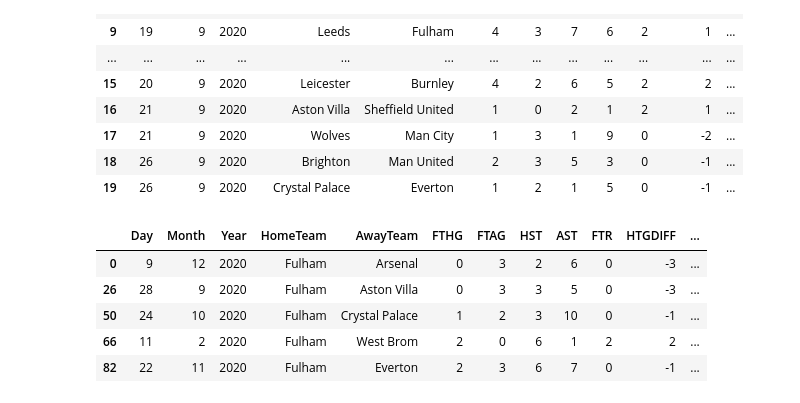
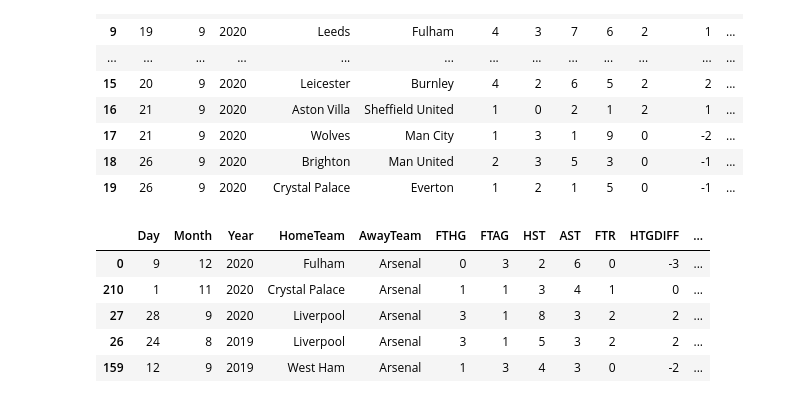
Before and after one commit to amineYaker/football_games_predictions, a Jupyter notebook: Feature_extraction.ipynb, the cells around one changed output. Cells and saved outputs as stored; diff of their text form; code cells hidden in the pictures.

```diff
--- a/Feature_extraction.ipynb
+++ b/Feature_extraction.ipynb
@@ -89,14 +89,15 @@ def avg_points(df,column_name, h_or_a_team, h_or_a_letter):
     return df2
 # %%
 df_both_seasons=avg_goal_diff(df_both_seasons_home, 'AVGHTGDIFF', 'HomeTeam', 'H')
+df_both_seasons=avg_goal_diff(df_both_seasons, 'AVGATGDIFF', 'AwayTeam', 'A')
 df_both_seasons.head()
 # %% [output]
 |  | Day | Month | Year | HomeTeam | AwayTeam | FTHG | FTAG | HST | AST | FTR | HTGDIFF | ... |
 | 0 | 9 | 12 | 2020 | Fulham | Arsenal | 0 | 3 | 2 | 6 | 0 | -3 | ... |
-| 26 | 28 | 9 | 2020 | Fulham | Aston Villa | 0 | 3 | 3 | 5 | 0 | -3 | ... |
-| 50 | 24 | 10 | 2020 | Fulham | Crystal Palace | 1 | 2 | 3 | 10 | 0 | -1 | ... |
-| 66 | 11 | 2 | 2020 | Fulham | West Brom | 2 | 0 | 6 | 1 | 2 | 2 | ... |
-| 82 | 22 | 11 | 2020 | Fulham | Everton | 2 | 3 | 6 | 7 | 0 | -1 | ... |
+| 210 | 1 | 11 | 2020 | Crystal Palace | Arsenal | 1 | 1 | 3 | 4 | 1 | 0 | ... |
+| 27 | 28 | 9 | 2020 | Liverpool | Arsenal | 3 | 1 | 8 | 3 | 2 | 2 | ... |
+| 26 | 24 | 8 | 2019 | Liverpool | Arsenal | 3 | 1 | 5 | 3 | 2 | 2 | ... |
+| 159 | 12 | 9 | 2019 | West Ham | Arsenal | 1 | 3 | 4 | 3 | 0 | -2 | ... |
 # %%
 df_both_seasons=df_both_seasons.sort_values(['Year', 'Month','Day'], ascending=False)
 # %%
```
Also changed, not shown: parts of 8 cells of this notebook, 2 other files.
